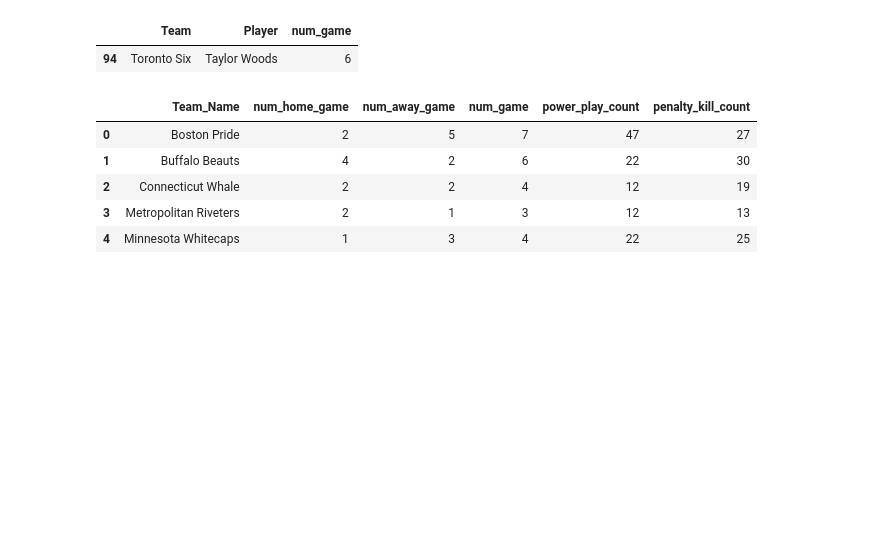
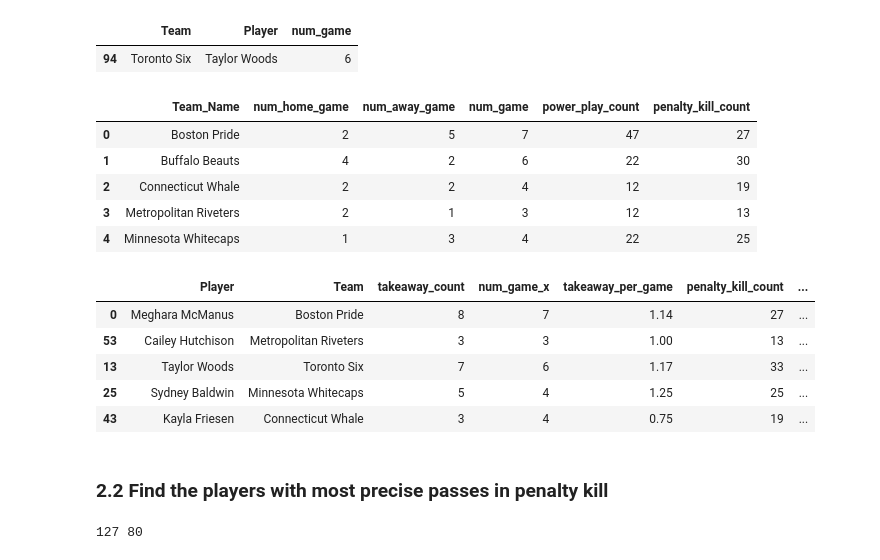
Before and after one commit to tassadaryl/Team-Orange-Rotman-2022Datathon, a Jupyter notebook: specialists.ipynb, the cells around one changed output. Saved outputs shown, nothing was run; the diff lists cells and outputs as text; code cells hidden in the pictures; blank space fills up the shorter version.

```diff
--- a/specialists.ipynb
+++ b/specialists.ipynb
@@ -205,5 +205,14 @@ df_penalty_kill_takeaways_player_stats = df_penalty_kill_takeaways_player_stats.
 df_penalty_kill_takeaways_player_stats = df_penalty_kill_takeaways_player_stats.round(2)
 # %%
 df_penalty_kill_takeaways_player_stats = df_penalty_kill_takeaways_player_stats[["Player", "Team", "takeaway_count", "num_game_x", "takeaway_per_game", "penalty_kill_count", "takeaway_per_penalty_kill"]]
-df_penalty_kill_takeaways_player_stats.sort_values(by="takeaway_per_penalty_kill", ascending=True, inplace=True)
-df_top = df_penalty_kill_takeaways_player_stats[-20:]
+df_penalty_kill_takeaways_player_stats.sort_values(by="takeaway_per_penalty_kill", ascending=False, inplace=True)
+df_penalty_kill_takeaways_player_stats.head()
+# %% [output]
+|  | Player | Team | takeaway_count | num_game_x | takeaway_per_game | penalty_kill_count | ... |
+| 0 | Meghara McManus | Boston Pride | 8 | 7 | 1.14 | 27 | ... |
+| 53 | Cailey Hutchison | Metropolitan Riveters | 3 | 3 | 1.00 | 13 | ... |
+| 13 | Taylor Woods | Toronto Six | 7 | 6 | 1.17 | 33 | ... |
+| 25 | Sydney Baldwin | Minnesota Whitecaps | 5 | 4 | 1.25 | 25 | ... |
+| 43 | Kayla Friesen | Connecticut Whale | 3 | 4 | 0.75 | 19 | ... |
+# %% [markdown]
+### 2.2 Find the players with most precise passes in penalty kill
@@ -209,0 +222,5 @@ df_top = df_penalty_kill_takeaways_player_stats[-20:]
+# %%
+# there are very few passes in situation of penalty kill
+print(len(df_complete_play_pk), len(df_incomplete_pass_pk))
+# %% [output]
+127 80
```
Also changed, not shown: parts of 12 cells of this notebook.
